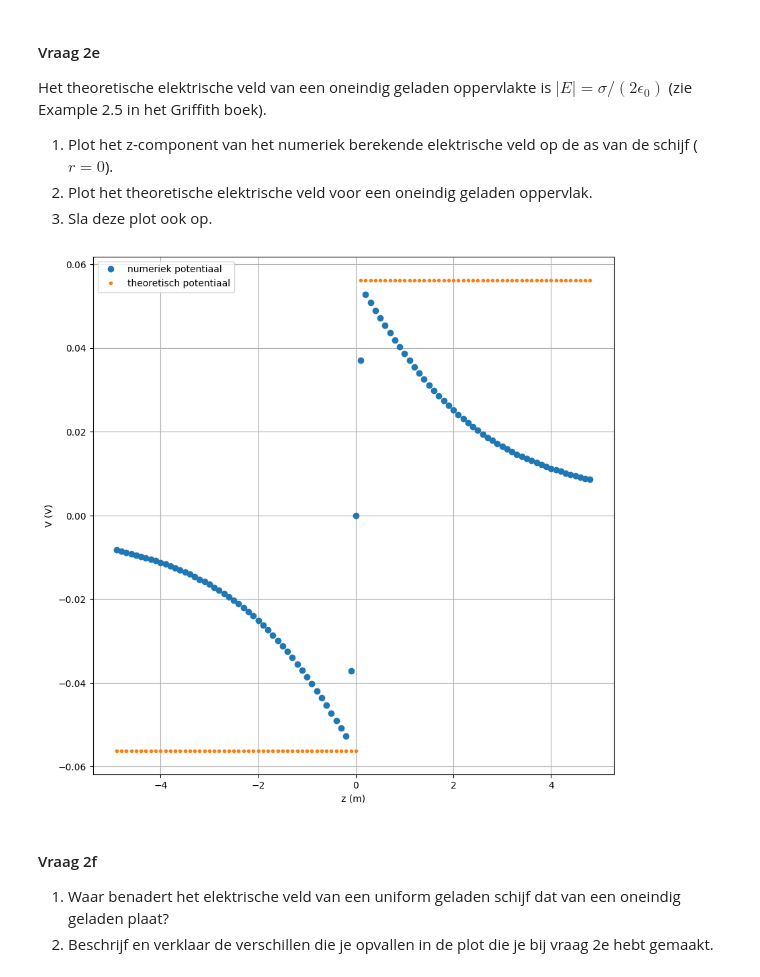
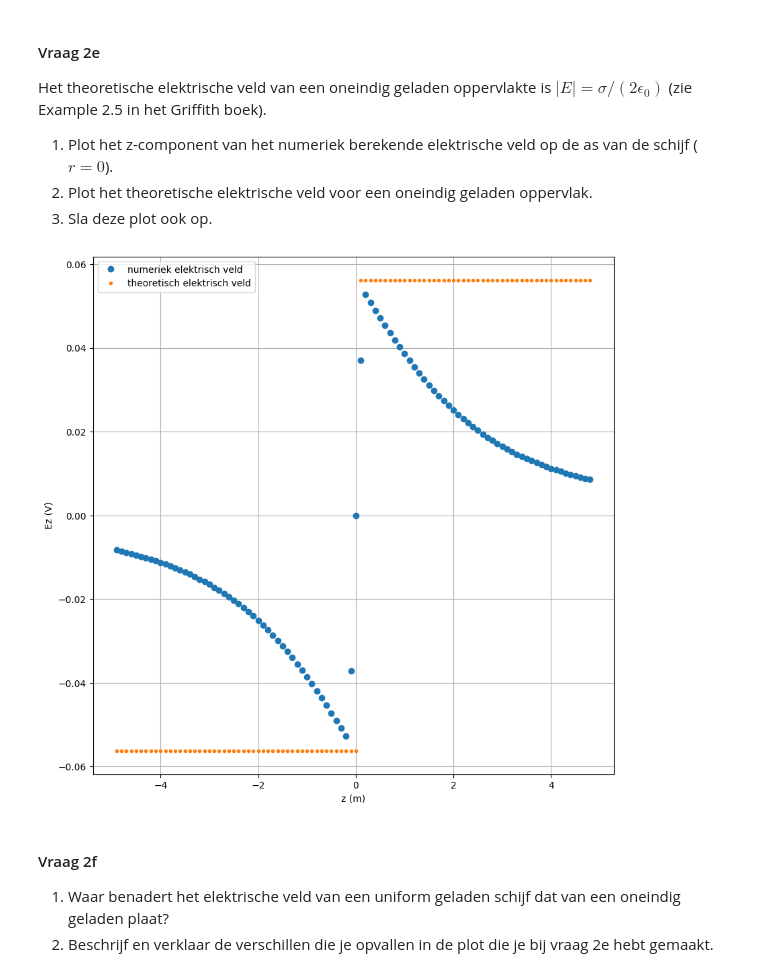
Before and after one commit to Spaantje5/opdrachten-DEF-D, a Jupyter notebook: DigitaleOntwerpopdrachten/1CondensatorOpdracht/CondensatorOntwerpopdracht.ipynb, the cells around one changed output. Saved outputs shown, nothing was run; the diff lists cells and outputs as text; code cells hidden in the pictures.

```diff
--- a/DigitaleOntwerpopdrachten/1CondensatorOpdracht/CondensatorOntwerpopdracht.ipynb
+++ b/DigitaleOntwerpopdrachten/1CondensatorOpdracht/CondensatorOntwerpopdracht.ipynb
@@ -348,28 +348,28 @@ Het theoretische elektrische veld van een oneindig geladen oppervlakte is $|E| =
 # %%
 idx_r_0 = np.argmin(abs(r))
 E_r0_theoretisch = ladings_dichtheid_op_disk / (2 * epsilon0) # potentiaal op de straal van de schijf
 
 E_r0_theoretisch_lijn = np.array([])
 for i in range(len(z_for_E)):
     if z_for_E[i]>=0:
         E_r0_theoretisch_lijn = np.append(E_r0_theoretisch_lijn, E_r0_theoretisch)
     else:
         E_r0_theoretisch_lijn = np.append(E_r0_theoretisch_lijn, -E_r0_theoretisch)
 
 Ez_r0_numeriek = Ez[:,idx_r_0]
 
 plt.figure(figsize=(10, 10))
-plt.plot(z_for_E, Ez_r0_numeriek, "o", label="numeriek potentiaal")
-plt.plot(z_for_E, E_r0_theoretisch_lijn, ".",label="theoretisch potentiaal")
+plt.plot(z_for_E, Ez_r0_numeriek, "o", label="numeriek elektrisch veld")
+plt.plot(z_for_E, E_r0_theoretisch_lijn, ".",label="theoretisch elektrisch veld")
 plt.xlabel("z (m)")
-plt.ylabel("V (V)")
+plt.ylabel("Ez (V)")
 plt.grid()
 plt.legend()
 plt.show()
 
 #opgeslagen onder figures als plot2_2d.png
 # %% [output]
-[figure, old version]
+[figure, new version]
 # %% [markdown]
 #### Vraag 2f
 1. Waar benadert het elektrische veld van een uniform geladen schijf dat van een oneindig geladen plaat?
```
Also changed, not shown: parts of 1 cell of this notebook.
